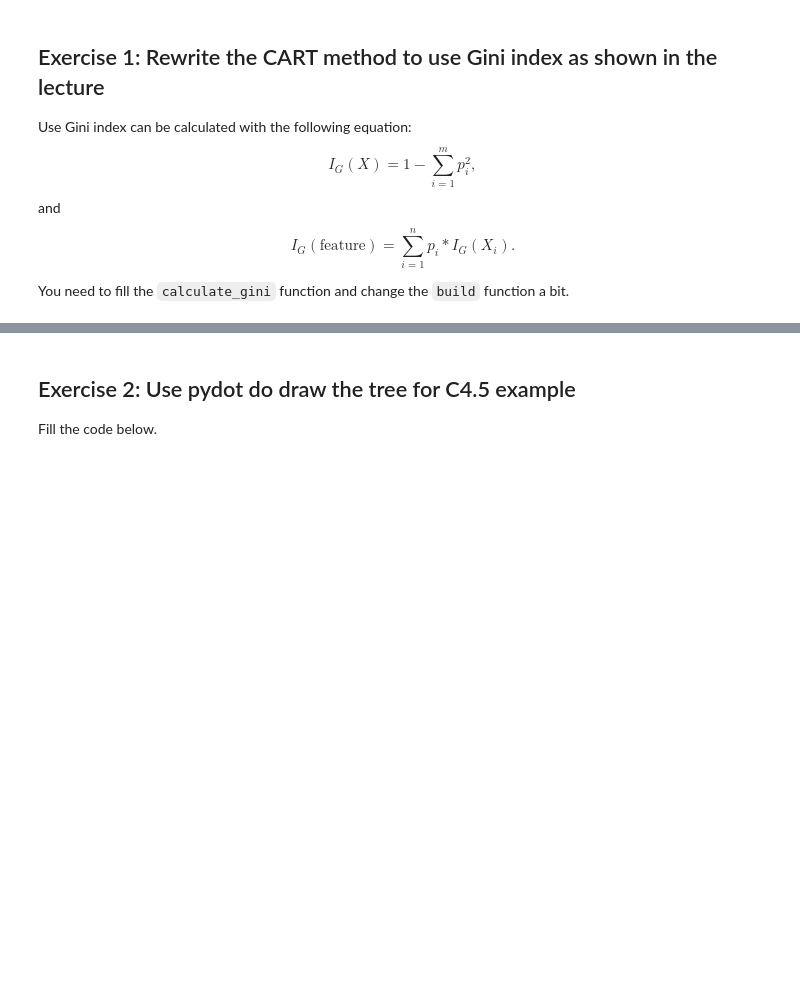
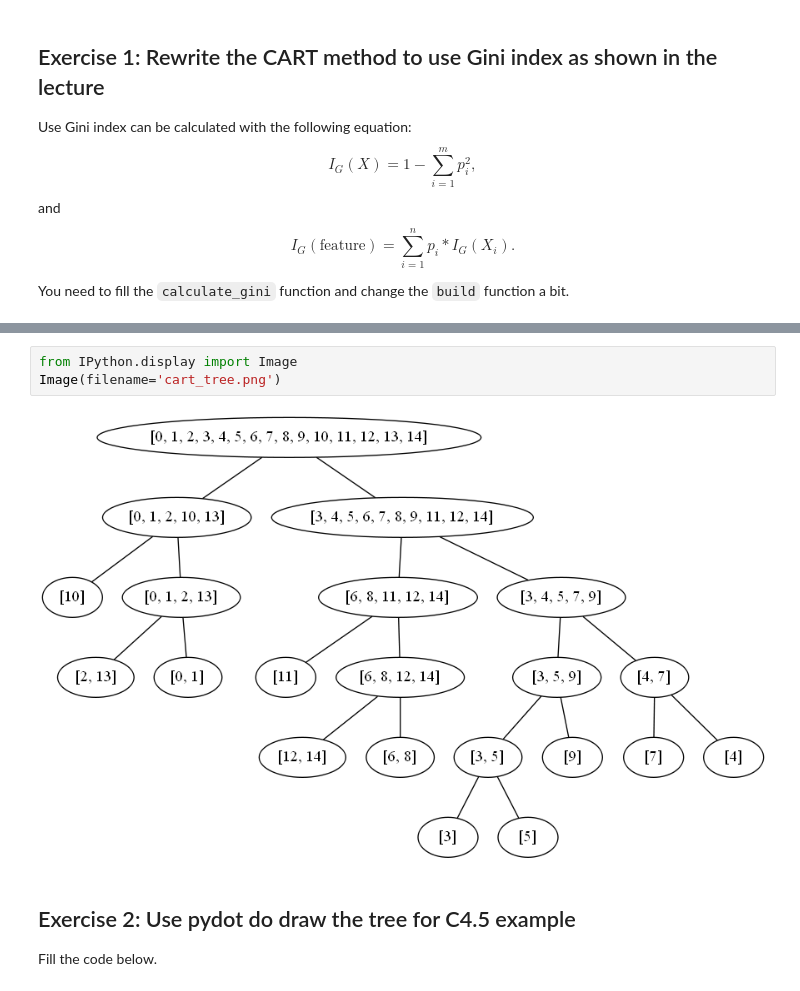
Before and after one commit to DuckHack/ML_summer_2019, a Jupyter notebook: patternrecognition/05_DecisionTrees/055Decision_trees_Exercises.ipynb, the cells around one changed output, grey strips where cells are left out. Drawn from its saved outputs; the diff is of its cells as text; blank space fills up the shorter version.

Commit message:
decision tree task solved

```diff
--- a/patternrecognition/05_DecisionTrees/055Decision_trees_Exercises.ipynb
+++ b/patternrecognition/05_DecisionTrees/055Decision_trees_Exercises.ipynb
@@ -261,6 +317,11 @@ def plot_tree(split_history):
 
 cart_tree, split_history = build(current_node)
 plot_tree(split_history)
+# %%
+from IPython.display import Image
+Image(filename='cart_tree.png')
+# %% [output]
+[figure, added]
 # %% [markdown]
 ## Exercise 2: Use pydot do draw the tree for C4.5 example
 
```
Also changed, not shown: parts of 13 cells of this notebook, 3 other files.
